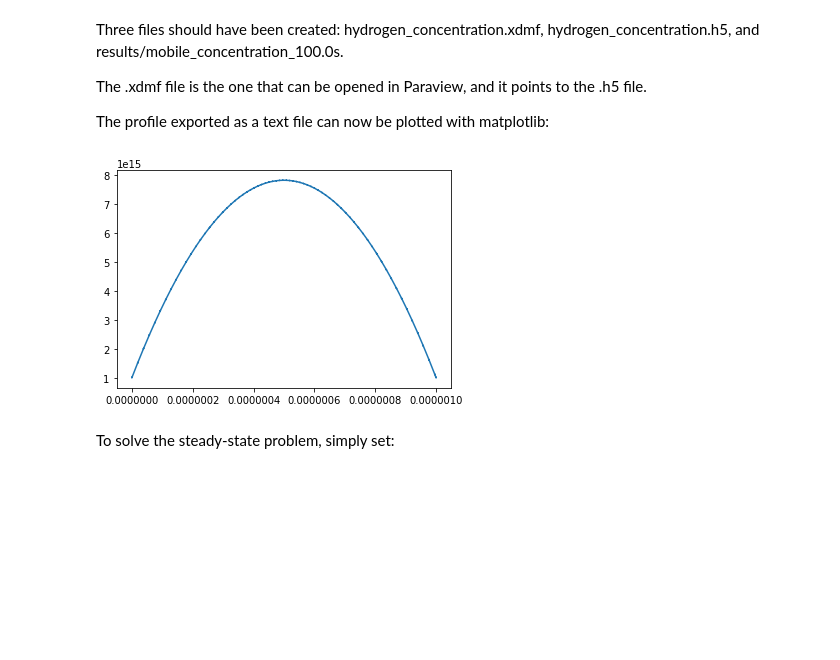
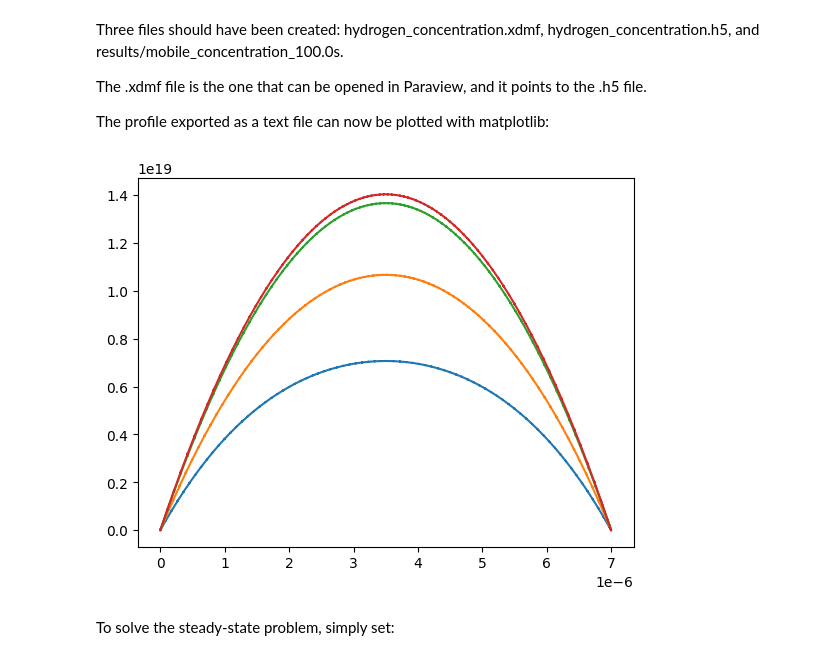
Before and after one commit to festim-dev/FESTIM-workshop, a Jupyter notebook: tasks/task1.ipynb, the cells around one changed output. Saved outputs shown, nothing was run; the diff lists cells and outputs as text; code cells hidden in the pictures; blank space fills up the shorter version.

```diff
--- a/tasks/task1.ipynb
+++ b/tasks/task1.ipynb
@@ -178,13 +178,18 @@ The profile exported as a text file can now be plotted with matplotlib:
 # %%
 import matplotlib.pyplot as plt
 import numpy as np
 
-data = np.genfromtxt(results_folder + "/mobile_concentration_100.0s.txt")
+data = np.genfromtxt(
+    results_folder + "/mobile_concentration.txt", skip_header=1, delimiter=","
+)
 
-plt.plot(data[:,0], data[:,1])
+plt.plot(data[:, 0], data[:, 1])
+plt.plot(data[:, 0], data[:, 2])
+plt.plot(data[:, 0], data[:, 3])
+plt.plot(data[:, 0], data[:, 4])
 plt.show()
 # %% [output]
-[figure, old version]
+[figure, new version]
 # %% [markdown]
 To solve the steady-state problem, simply set:
 # %%
```
Also changed, not shown: parts of 11 cells of this notebook.
